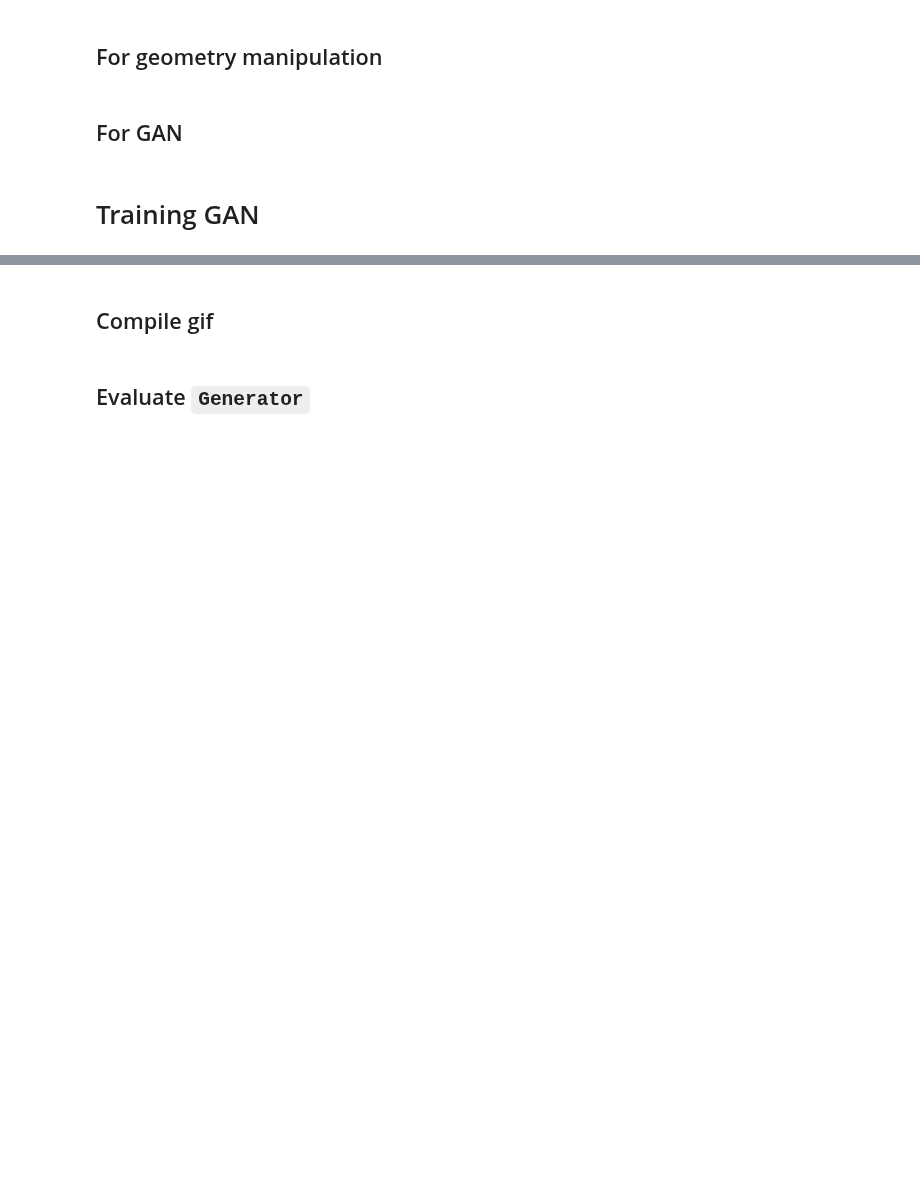
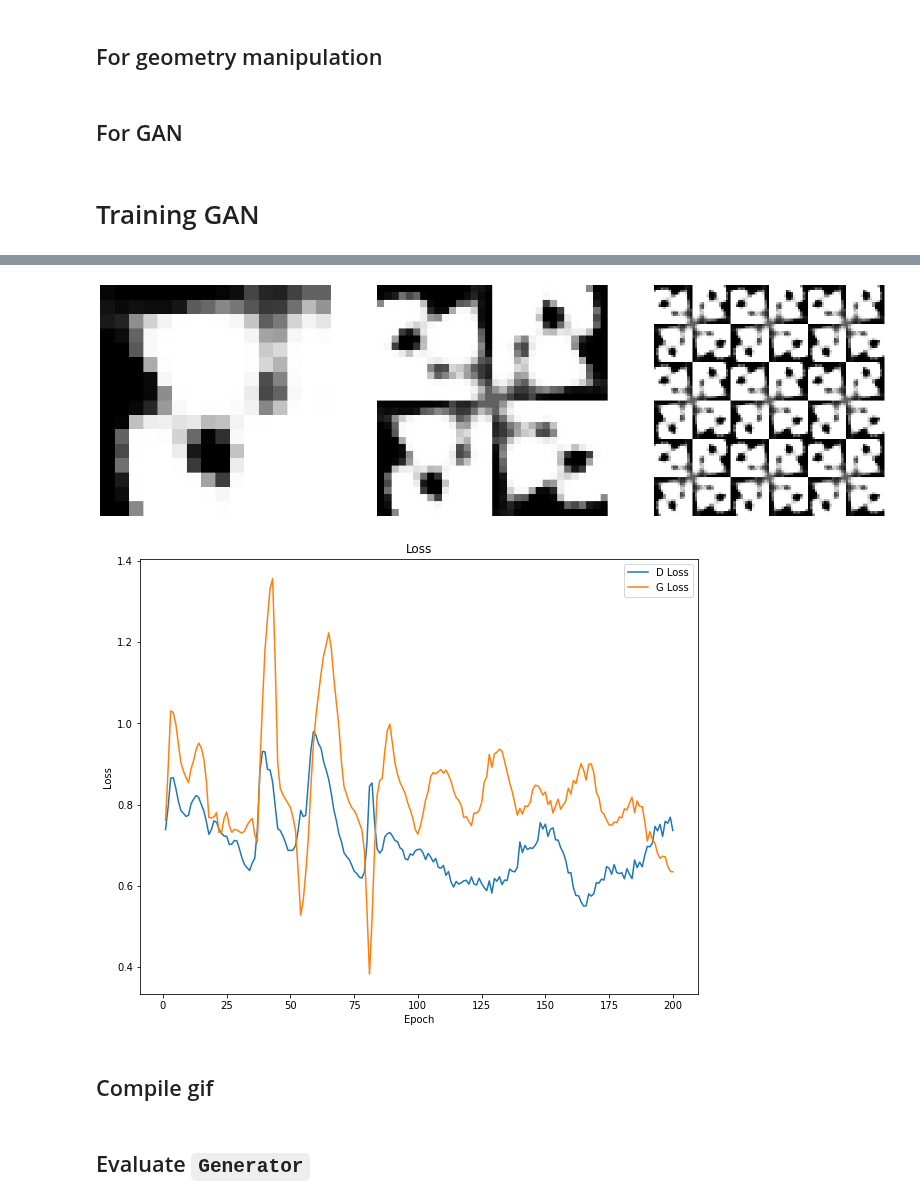
Before and after one commit to lucascbarbosa/INT, a Jupyter notebook: Manufatura Aditiva/Simulacao-GAN/pipeline/3- Machine_learning/GAN/GANv2.ipynb, the cells around one changed output, grey strips where cells are left out. Drawn from its saved outputs; the diff is of its cells as text; code cells hidden in the pictures; blank space fills up the shorter version.

```diff
--- a/Manufatura Aditiva/Simulacao-GAN/pipeline/3- Machine_learning/GAN/GANv2.ipynb
+++ b/Manufatura Aditiva/Simulacao-GAN/pipeline/3- Machine_learning/GAN/GANv2.ipynb
@@ -475,7 +366,6 @@ def porosity_match(geoms,porosity,tol):
 # Training GAN
 # %%
 def train(G_model,D_model,GAN_model,input_G,porosity,tol_porosity,batch_size,num_epochs,tmp_models_dir,geom_epoch_dirs,seed_geom_gif,plot=False,verbose_loss=False,verbose_acc=False):
-
     for file in os.listdir(tmp_models_dir):
         os.remove(tmp_models_dir+file)
 
@@ -531,9 +421,9 @@ def train(G_model,D_model,GAN_model,input_G,porosity,tol_porosity,batch_size,num
             acc_real,acc_fake = summarize_performance(i+1,porosity,G_model,D_model,X_good,input_G)
 
             X_test = generate_input_G(input_G,1000)
-            geoms, _ = G_model.predict(X_test)
+            geoms,_,_ = G_model.predict(X_test)
             geoms = np.array(geoms)
-            por_match, _ = porosity_match(geoms, porosity, tol_porosity)
+            por_match,_ = porosity_match(geoms, porosity, tol_porosity)
             G_model.save(tmp_models_dir+f'epoch_{i+1}_por_{np.round(por_match,2)}_real_{np.round(acc_real,2)}_fake_{np.round(acc_fake,2)}.h5')
 
             if verbose_acc:
@@ -542,7 +432,7 @@ def train(G_model,D_model,GAN_model,input_G,porosity,tol_porosity,batch_size,num
         # save geometry
         if (i+1) % 5 == 0:
             geom_gif_filename = geom_epoch_dirs + 'epoch_%03d.png'%(i+1)
-            elem_gif,_ = G_model.predict(seed_geom_gif)
+            elem_gif,_,_ = G_model.predict(seed_geom_gif)
             size = elem_gif.shape[1]
             elem_gif = elem_gif.reshape((size,size))
             ax[0].imshow(elem_gif,cmap='Greys');
@@ -570,7 +460,7 @@ def train(G_model,D_model,GAN_model,input_G,porosity,tol_porosity,batch_size,num
         plt.show()
 
 batch_size = 64
-num_epochs = 10
+num_epochs = 200
 lr = 1e-4
 
 alpha_por = 5e-1
@@ -595,3 +501,5 @@ train(G,D,GAN,input_G,porosity,tol_porosity,batch_size,num_epochs,tmp_models_dir
+[figure, added]
+[figure, added]
 # %% [markdown]
 ## Compile gif
 # %%
```
Also changed, not shown: parts of 7 cells of this notebook, 41 other files.
